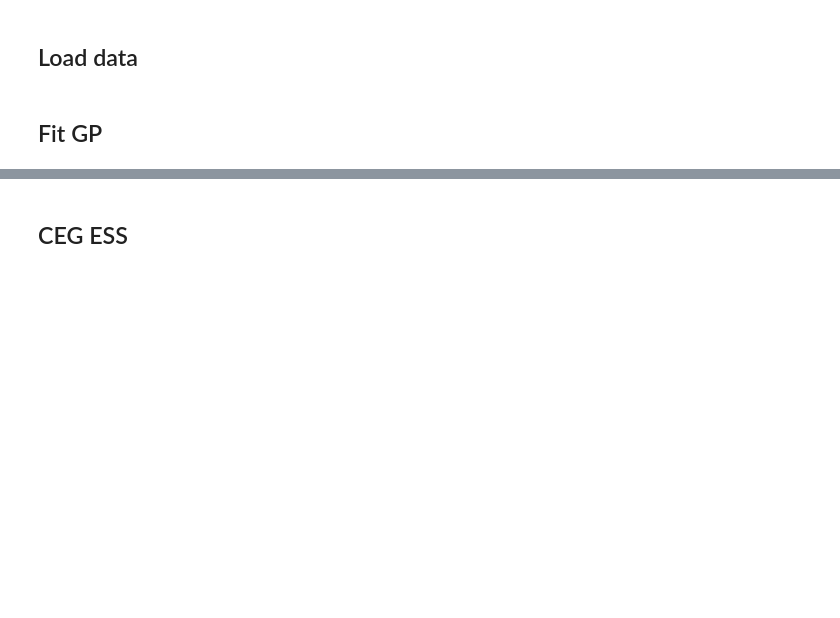
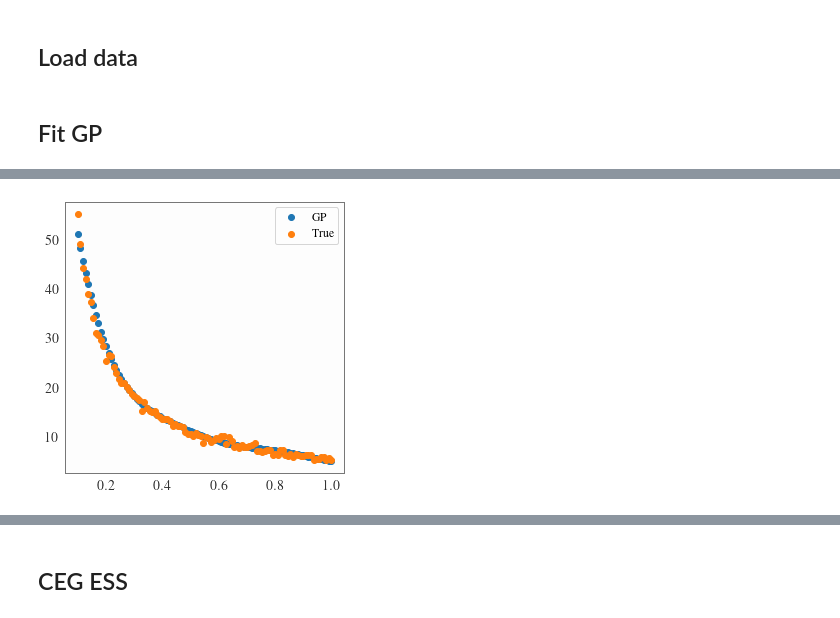
Before and after one commit to huangdaolang/cost-aware-sbi, a Jupyter notebook: BernSIR_NPE.ipynb, the cells around one changed output, grey strips where cells are left out. Cells and saved outputs as stored; diff of their text form; code cells hidden in the pictures; blank space fills up the shorter version.

```diff
--- a/BernSIR_NPE.ipynb
+++ b/BernSIR_NPE.ipynb
@@ -260,20 +269,22 @@ plt.show()
 # %%
 times_vs_gamma = torch.zeros(N)
 for i in range(N):
     st = time.time()
     for _ in range(n_rep):
         result = bern_sir(combination_gamma[i])
     et = time.time()
     times_vs_gamma[i] = (et - st)
 
 with torch.no_grad(), gpytorch.settings.fast_pred_var():
     observed_pred = likelihood(model(combination_gamma)).mean
 
 plt.figure(figsize=[5,5])
-plt.scatter(gamma, observed_pred, label="GP")
+plt.scatter(gamma, observed_pred* 20, label="GP")
 plt.scatter(gamma, times_vs_gamma, label="True")
 plt.legend()
 plt.show()
+# %% [output]
+[figure, added]
 # %%
 times_vs_p = torch.zeros(N)
 for i in range(N):
```
Also changed, not shown: parts of 20 cells of this notebook, 3 other files.
